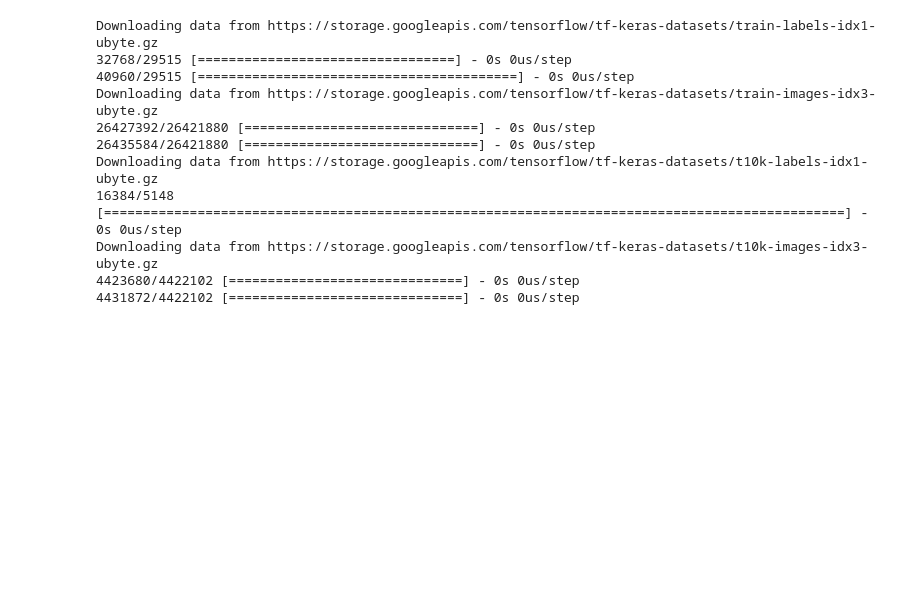
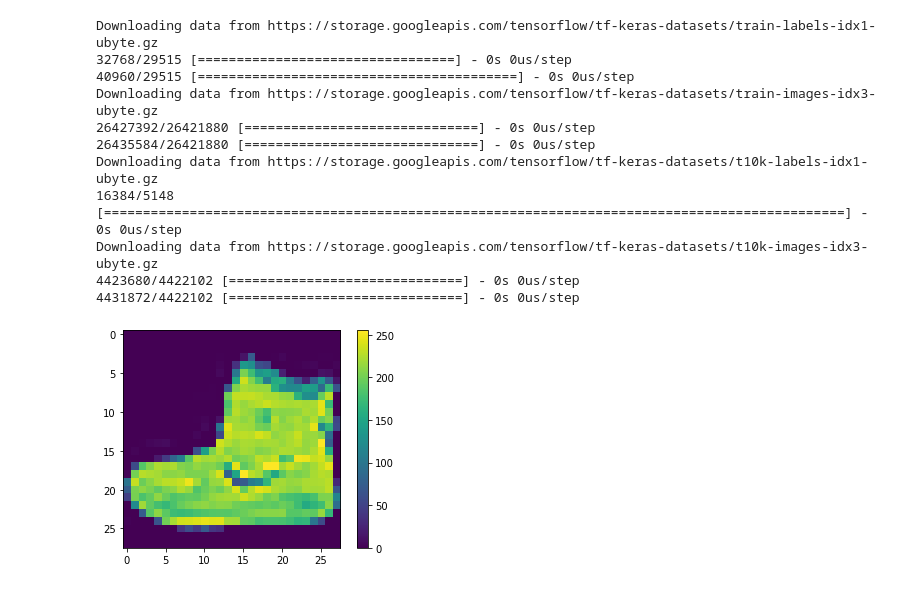
Before and after one commit to zmirzaei/tensorflow, a Jupyter notebook: fashionMNIST.ipynb, the cells around one changed output. Cells and saved outputs as stored; diff of their text form; code cells hidden in the pictures; blank space fills up the shorter version.

```diff
--- a/fashionMNIST.ipynb
+++ b/fashionMNIST.ipynb
@@ -29,3 +29,11 @@ Downloading data from https://storage.googleapis.com/tensorflow/tf-keras-dataset
 Downloading data from https://storage.googleapis.com/tensorflow/tf-keras-datasets/t10k-images-idx3-ubyte.gz
 4423680/4422102 [==============================] - 0s 0us/step
 4431872/4422102 [==============================] - 0s 0us/step
+# %%
+plt.figure()
+plt.imshow(train_images[0])
+plt.colorbar()
+plt.grid(False)
+plt.show()
+# %% [output]
+[figure, added]
```
Also changed, not shown: parts of 15 cells of this notebook.
